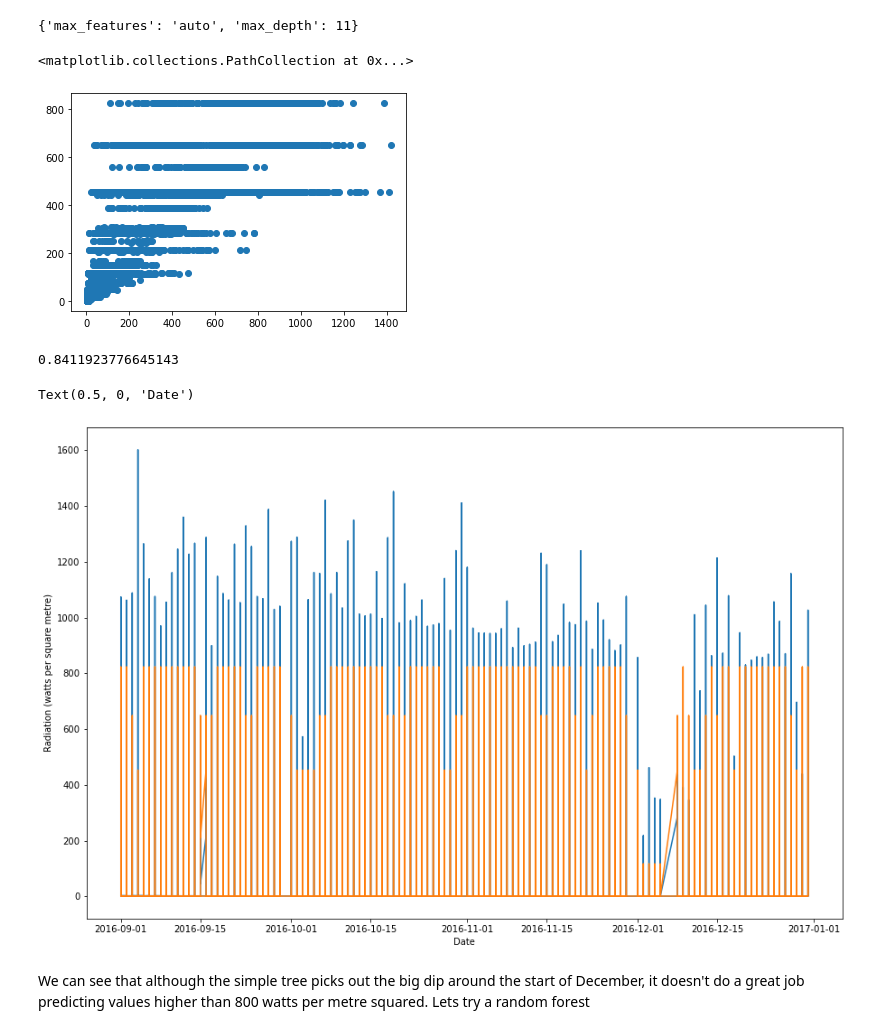
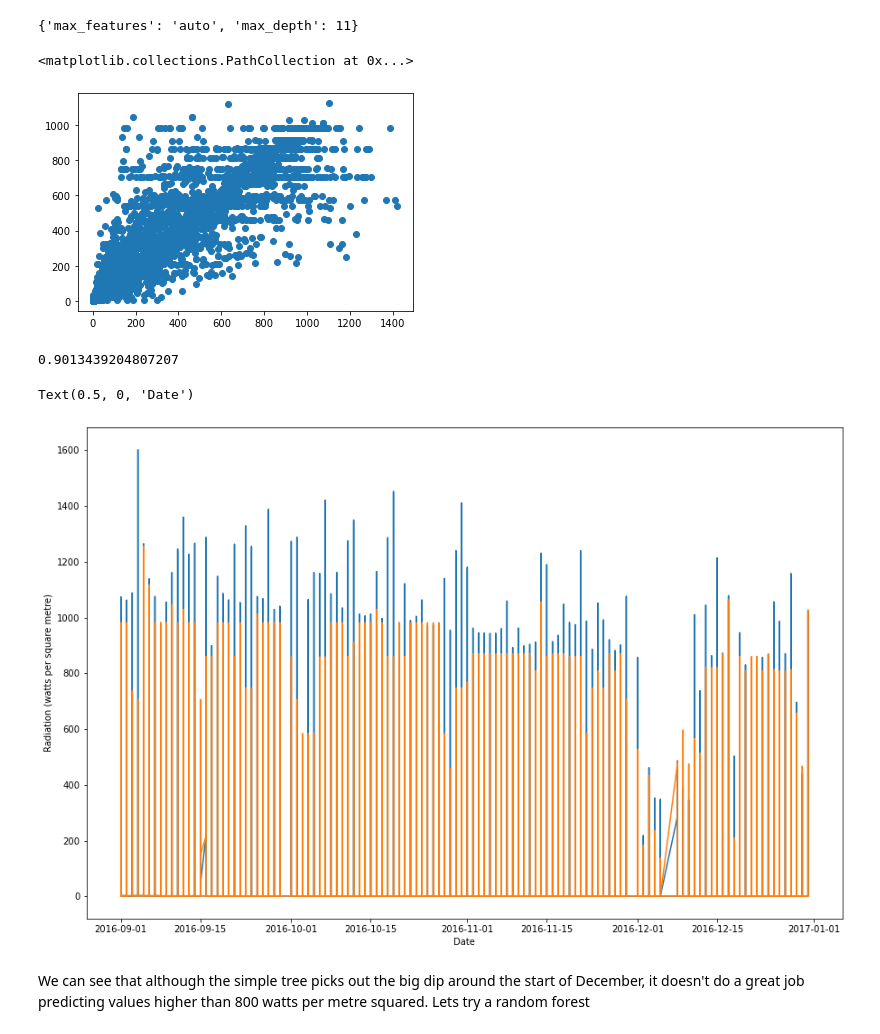
Before and after one commit to lclaxton/Solar_radiation_prediction, a Jupyter notebook: Solar_radiation_prediction.ipynb, the cells around one changed output. Drawn from its saved outputs; the diff is of its cells as text; code cells hidden in the pictures.

```diff
--- a/Solar_radiation_prediction.ipynb
+++ b/Solar_radiation_prediction.ipynb
@@ -171,16 +177,16 @@ clf.best_params_
 # %% [output]
 {'max_features': 'auto', 'max_depth': 11}
 # %%
-best_tree = DecisionTreeRegressor(max_features= 'auto', max_depth= 5)
+best_tree = DecisionTreeRegressor(max_features= 'auto', max_depth= 11)
 best_tree.fit(X_train,y_train)
 plt.scatter(y_test,best_tree.predict(X_test))
 # %% [output]
 <matplotlib.collections.PathCollection at 0x...>
-[figure, old version]
+[figure, new version]
 # %%
 best_tree.score(X_test, y_test)
 # %% [output]
-0.8411923776645143
+0.9013439204807207
 # %%
 plt.figure(figsize=(15,10))
 plt.plot(df.date,df.Radiation)
@@ -189,7 +195,7 @@ plt.ylabel('Radiation (watts per square metre)')
 plt.xlabel('Date')
 # %% [output]
 Text(0.5, 0, 'Date')
-[figure, old version]
+[figure, new version]
 # %% [markdown]
 We can see that although the simple tree picks out the big dip around the start of December, it doesn't do a great job predicting values higher than 800 watts per metre squared. Lets try a random forest
 # %%
```
Also changed, not shown: parts of 21 cells of this notebook.
